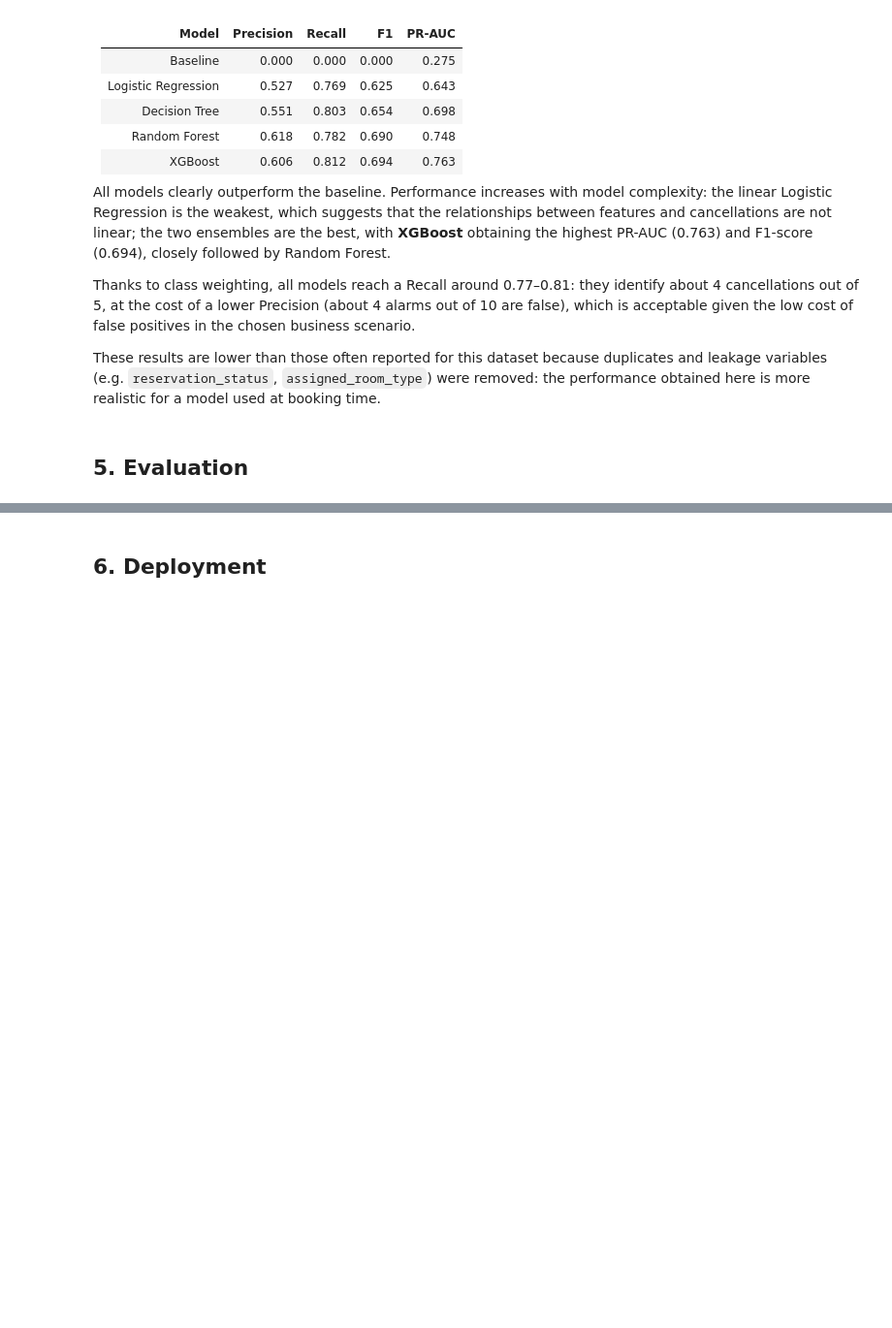
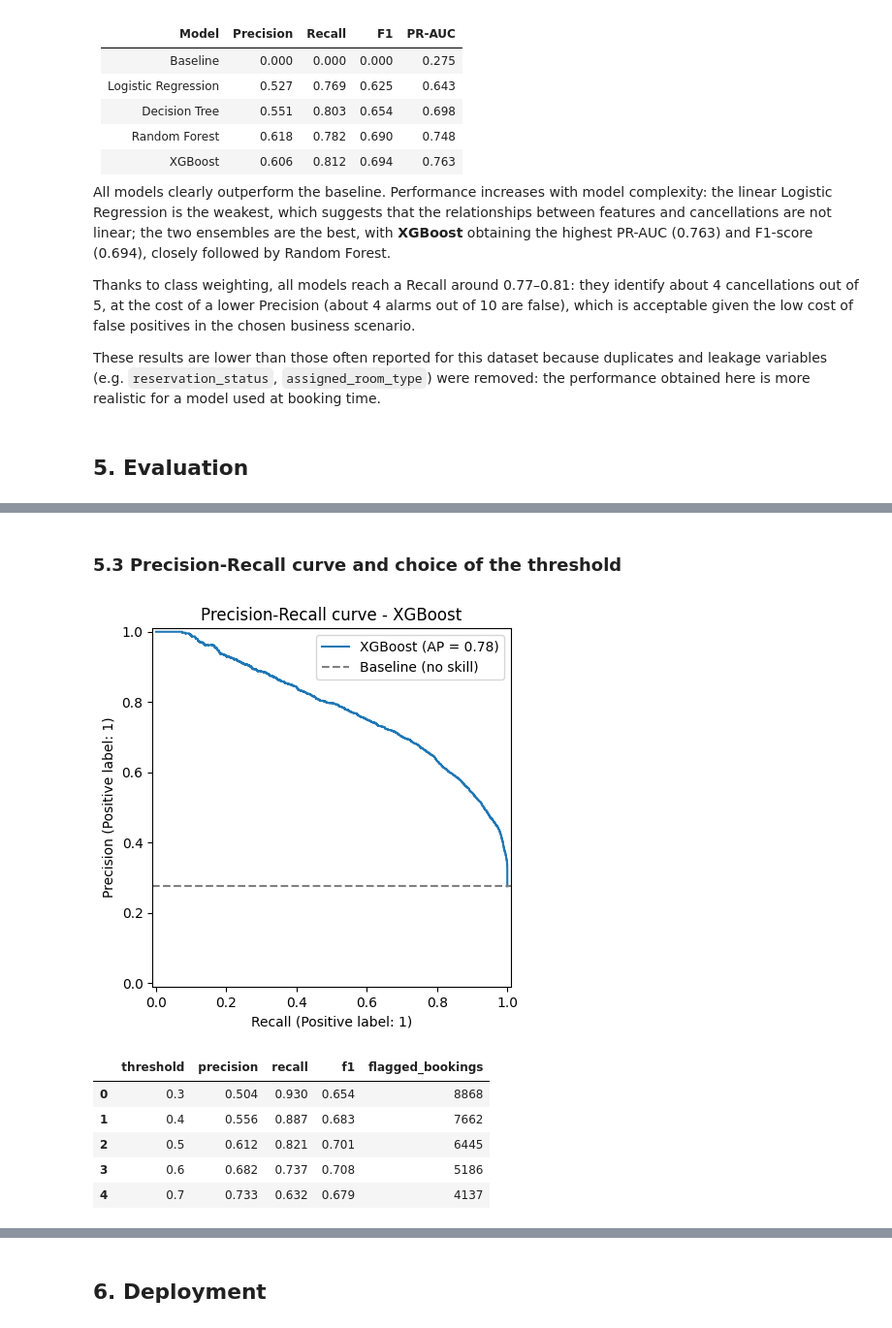
Before and after one commit to marthinaf03/ml-hotel-booking-cancellation, a Jupyter notebook: hotel_booking_cancellation.ipynb, the cells around one changed output, grey strips where cells are left out. Shown at 97% size. Drawn from its saved outputs; the diff is of its cells as text; code cells hidden in the pictures; blank space fills up the shorter version.

```diff
--- a/hotel_booking_cancellation.ipynb
+++ b/hotel_booking_cancellation.ipynb
@@ -550,0 +625,30 @@ These results are lower than those often reported for this dataset because dupli
+# %% [markdown]
+### 5.3 Precision-Recall curve and choice of the threshold
+# %%
+from sklearn.metrics import PrecisionRecallDisplay
+
+PrecisionRecallDisplay.from_predictions(y_test, y_proba, name='XGBoost')
+plt.axhline(y_test.mean(), color='grey', linestyle='--', label='Baseline (no skill)')
+plt.title('Precision-Recall curve - XGBoost')
+plt.legend()
+plt.savefig('figures/precision_recall_curve.png', dpi=150, bbox_inches='tight')
+plt.show()
+
+thresholds = [0.3, 0.4, 0.5, 0.6, 0.7]
+rows = []
+for t in thresholds:
+    pred_t = (y_proba >= t).astype(int)
+    rows.append({'threshold': t,
+                 'precision': round(precision_score(y_test, pred_t), 3),
+                 'recall': round(recall_score(y_test, pred_t), 3),
+                 'f1': round(f1_score(y_test, pred_t), 3),
+                 'flagged_bookings': pred_t.sum()})
+pd.DataFrame(rows)
+# %% [output]
+[figure, added]
+|  | threshold | precision | recall | f1 | flagged_bookings |
+| 0 | 0.3 | 0.504 | 0.930 | 0.654 | 8868 |
+| 1 | 0.4 | 0.556 | 0.887 | 0.683 | 7662 |
+| 2 | 0.5 | 0.612 | 0.821 | 0.701 | 6445 |
+| 3 | 0.6 | 0.682 | 0.737 | 0.708 | 5186 |
+| 4 | 0.7 | 0.733 | 0.632 | 0.679 | 4137 |
```
Also changed, not shown: parts of 10 cells of this notebook.
